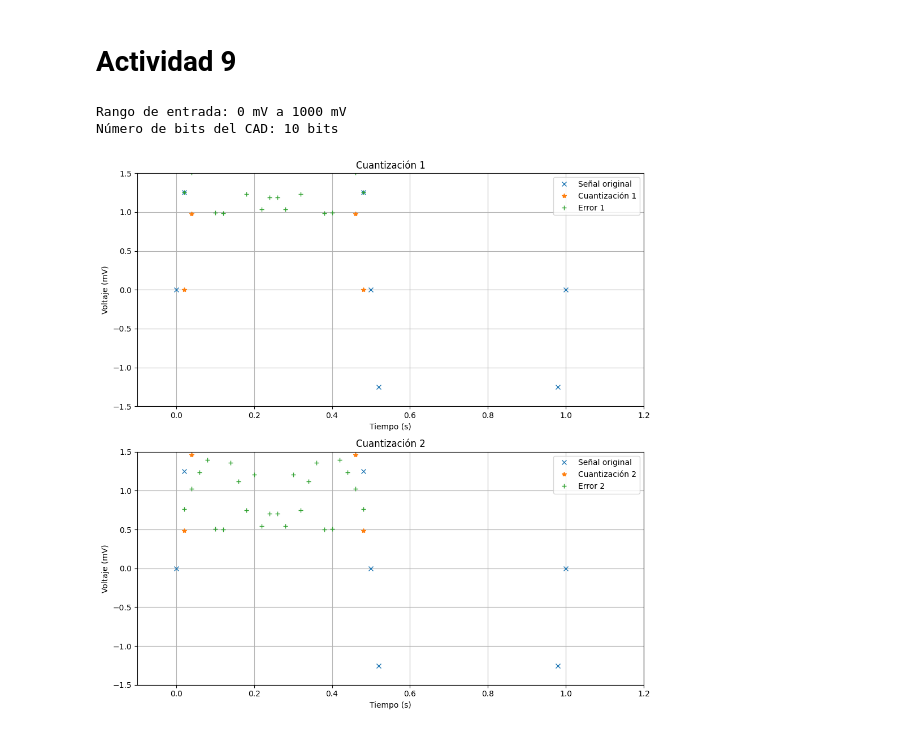
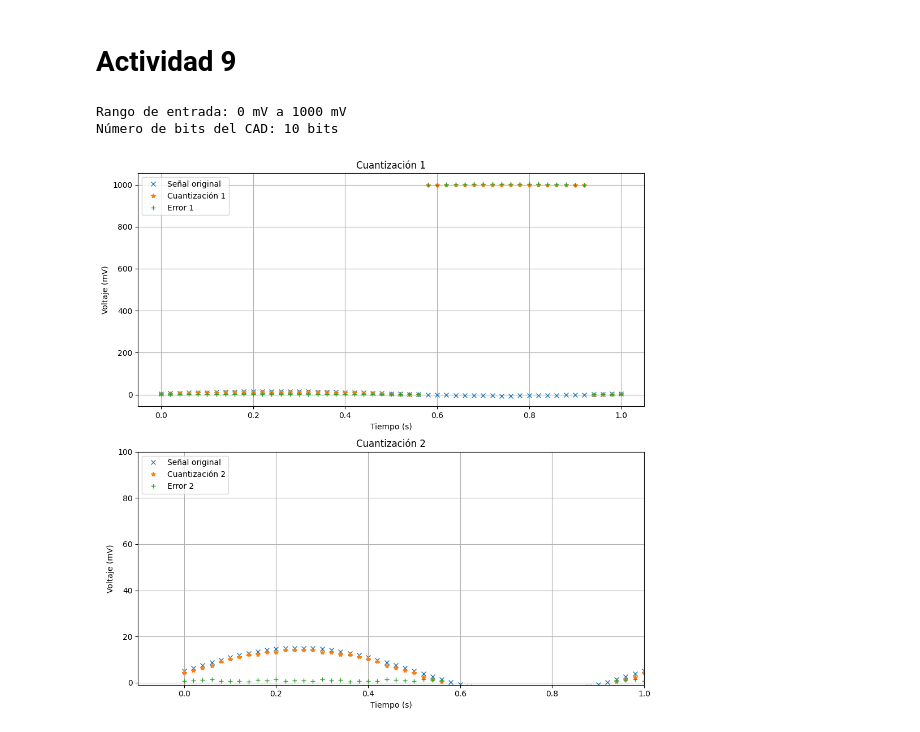
Before and after one commit to Lekkito/analisis-de-se-ales, a Jupyter notebook: tp6.ipynb, the cells around one changed output. Drawn from its saved outputs; the diff is of its cells as text; code cells hidden in the pictures.

```diff
--- a/tp6.ipynb
+++ b/tp6.ipynb
@@ -320,11 +320,11 @@ print(f"Número de bits del CAD: {bits} bits")
 # c. El gráfico de las salidas del CAD y su error aplicando el ejemplo 3
 
 # Definir la señal de entrada (temperatura en °C)
-t = np.arange(0, 1.02, 0.02)
-temperatura = 100 * np.sin(2 * np.pi * t)
+t = np.arange(0, 1, 0.01)
+temperatura = 50 * np.sin(2 * np.pi * t) + 50
 
 # Convertir la señal de temperatura a mV
-signal = temperatura * V_per_C / 100
+signal = temperatura * V_per_C / 1000
 
 # Definir la partición y los códigos de cuantificación
 delta = (V_max - V_min) / (2**bits)
@@ -342,33 +342,34 @@ quants2 = codigo2[index2 - 1]
 error2 = np.abs(signal - quants2)
 
 # Graficar los resultados
 fig, axs = plt.subplots(2, 1, figsize=(10, 10))
 
 # Gráfico 1
 axs[0].plot(t, signal, 'x', label='Señal original')
 axs[0].plot(t, quants1, '*', label='Cuantización 1')
 axs[0].plot(t, error1, '+', label='Error 1')
 axs[0].set_title('Cuantización 1')
 axs[0].set_xlabel('Tiempo (s)')
 axs[0].set_ylabel('Voltaje (mV)')
-axs[0].axis([-0.1, 1.2, -1.5, 1.5])
+#axs[0].axis([-0.1, 1.2, -1.5, 1.5])
 axs[0].grid(True)
 axs[0].legend()
 
 # Gráfico 2
 axs[1].plot(t, signal, 'x', label='Señal original')
 axs[1].plot(t, quants2, '*', label='Cuantización 2')
 axs[1].plot(t, error2, '+', label='Error 2')
 axs[1].set_title('Cuantización 2')
 axs[1].set_xlabel('Tiempo (s)')
 axs[1].set_ylabel('Voltaje (mV)')
-axs[1].axis([-0.1, 1.2, -1.5, 1.5])
+#axs[1].ylim(0,120)
+axs[1].axis([-0.1, 1, -1, 100])
 axs[1].grid(True)
 axs[1].legend()
 
 plt.tight_layout()
 plt.show()
 # %% [output]
 Rango de entrada: 0 mV a 1000 mV
 Número de bits del CAD: 10 bits
-[figure, old version]
+[figure, new version]
```
Also changed, not shown: parts of 1 cell of this notebook, 1 other file.
